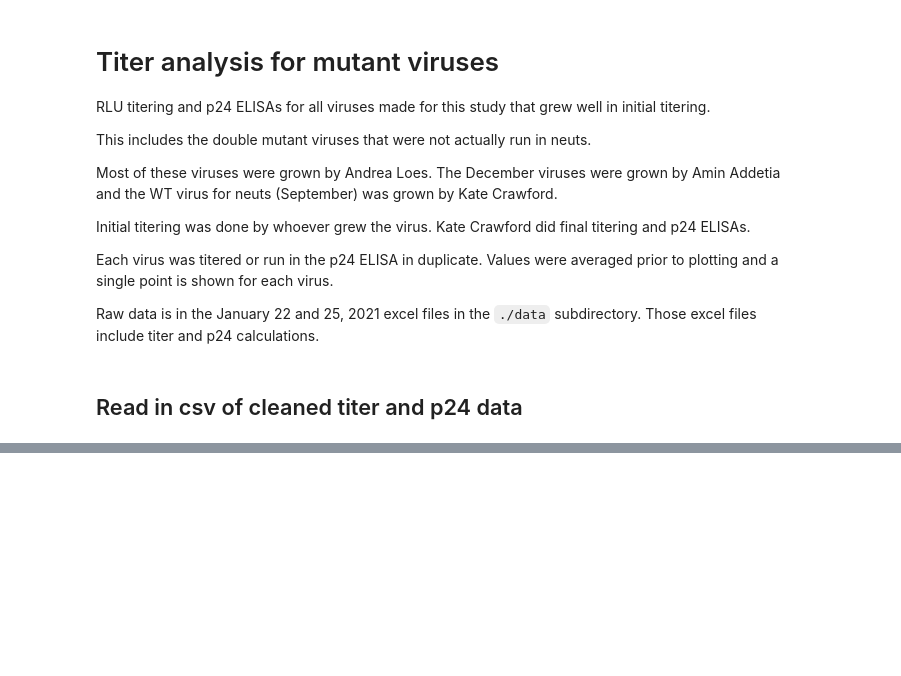
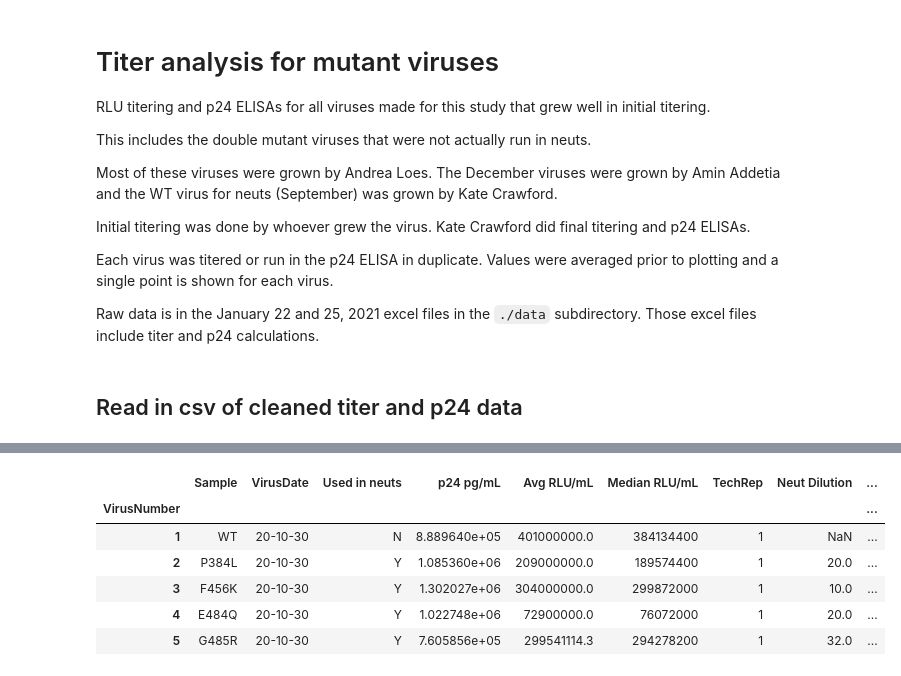
Before and after one commit to jbloomlab/SARS-CoV-2-RBD_MAP_HAARVI_sera, a Jupyter notebook: experimental_validations/mutant_titers.ipynb, the cells around one changed output, grey strips where cells are left out. Cells and saved outputs as stored; diff of their text form; code cells hidden in the pictures; blank space fills up the shorter version.

```diff
--- a/experimental_validations/mutant_titers.ipynb
+++ b/experimental_validations/mutant_titers.ipynb
@@ -50,0 +61,13 @@ df.drop(23, axis=0, inplace=True)
+# %%
+# add columns for Avg and median RLUs normalized by p24
+df['Avg RLU/pg p24'] = df['Avg RLU/mL'] / df['p24 pg/mL']
+df['Med RLU/pg p24'] = df['Median RLU/mL'] / df['p24 pg/mL']
+display(df.head())
+# %% [output]
+|  | Sample | VirusDate | Used in neuts | p24 pg/mL | Avg RLU/mL | Median RLU/mL | TechRep | Neut Dilution | ... |
+| VirusNumber |  |  |  |  |  |  |  |  | ... |
+| 1 | WT | 20-10-30 | N | 8.889640e+05 | 401000000.0 | 384134400 | 1 | NaN | ... |
+| 2 | P384L | 20-10-30 | Y | 1.085360e+06 | 209000000.0 | 189574400 | 1 | 20.0 | ... |
+| 3 | F456K | 20-10-30 | Y | 1.302027e+06 | 304000000.0 | 299872000 | 1 | 10.0 | ... |
+| 4 | E484Q | 20-10-30 | Y | 1.022748e+06 | 72900000.0 | 76072000 | 1 | 20.0 | ... |
+| 5 | G485R | 20-10-30 | Y | 7.605856e+05 | 299541114.3 | 294278200 | 1 | 32.0 | ... |
```
Also changed, not shown: parts of 11 cells of this notebook, 4 other files.
